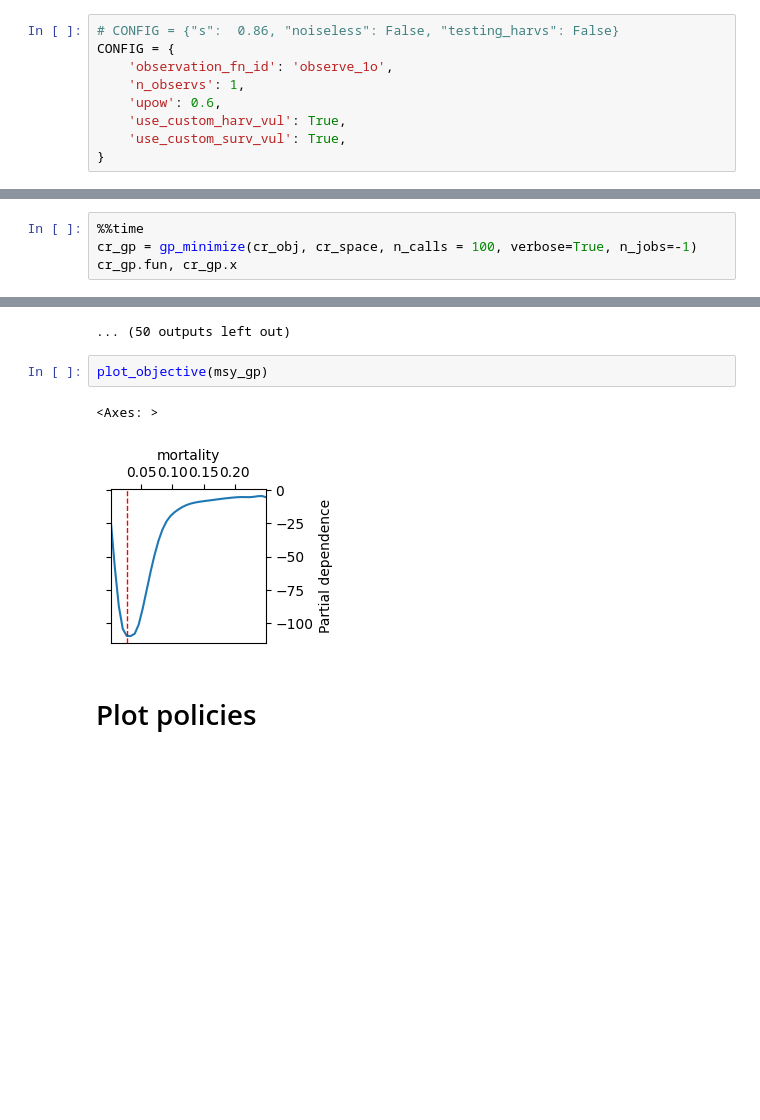
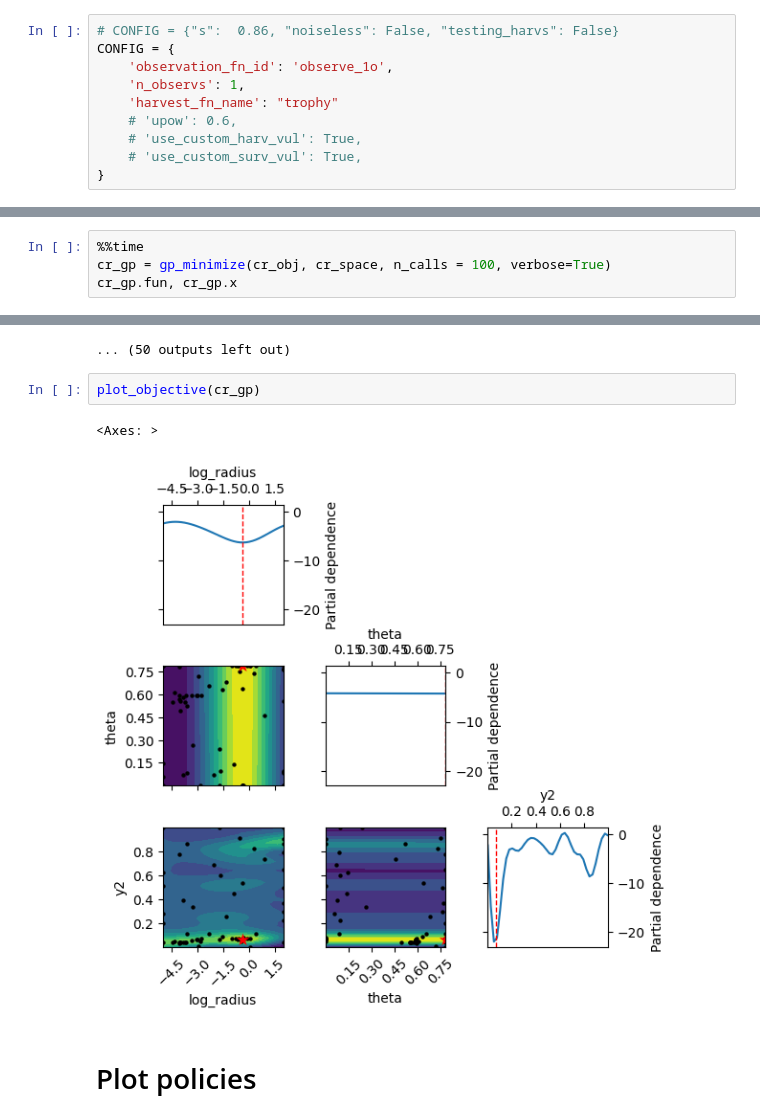
Before and after one commit to petebachant/rl4fisheries, a Jupyter notebook: notebooks/optimal-fixed-policy.ipynb, the cells around one changed output, grey strips where cells are left out. Drawn from its saved outputs; the diff is of its cells as text; blank space fills up the shorter version.

```diff
--- a/notebooks/optimal-fixed-policy.ipynb
+++ b/notebooks/optimal-fixed-policy.ipynb
@@ -27,9 +27,10 @@ from rl4fisheries.envs.asm_fns import get_r_devs, observe_total
 CONFIG = {
     'observation_fn_id': 'observe_1o',
     'n_observs': 1,
-    'upow': 0.6,
-    'use_custom_harv_vul': True,
-    'use_custom_surv_vul': True,
+    'harvest_fn_name': "trophy"
+    # 'upow': 0.6,
+    # 'use_custom_harv_vul': True,
+    # 'use_custom_surv_vul': True,
 }
 # %% [markdown]
 ## Hugging face login
@@ -293,7 +294,7 @@ Iteration No: 6 started. Evaluating function at random point.
 ### CR
 # %%
 %%time
-cr_gp = gp_minimize(cr_obj, cr_space, n_calls = 100, verbose=True, n_jobs=-1)
+cr_gp = gp_minimize(cr_obj, cr_space, n_calls = 100, verbose=True)
 cr_gp.fun, cr_gp.x
 # %% [output]
 Iteration No: 1 started. Evaluating function at random point.
@@ -368,10 +369,10 @@ Iteration No: 6 started. Evaluating function at random point.
 2024-05-06 21:00:18,855 INFO worker.py:1749 -- Started a local Ray instance.
 ... (50 outputs left out)
 # %%
-plot_objective(msy_gp)
+plot_objective(cr_gp)
 # %% [output]
 <Axes: >
-[figure, old version]
+[figure, new version]
 # %% [markdown]
 # Plot policies
 # %%
```
Also changed, not shown: parts of 15 cells of this notebook, 1 other file.
